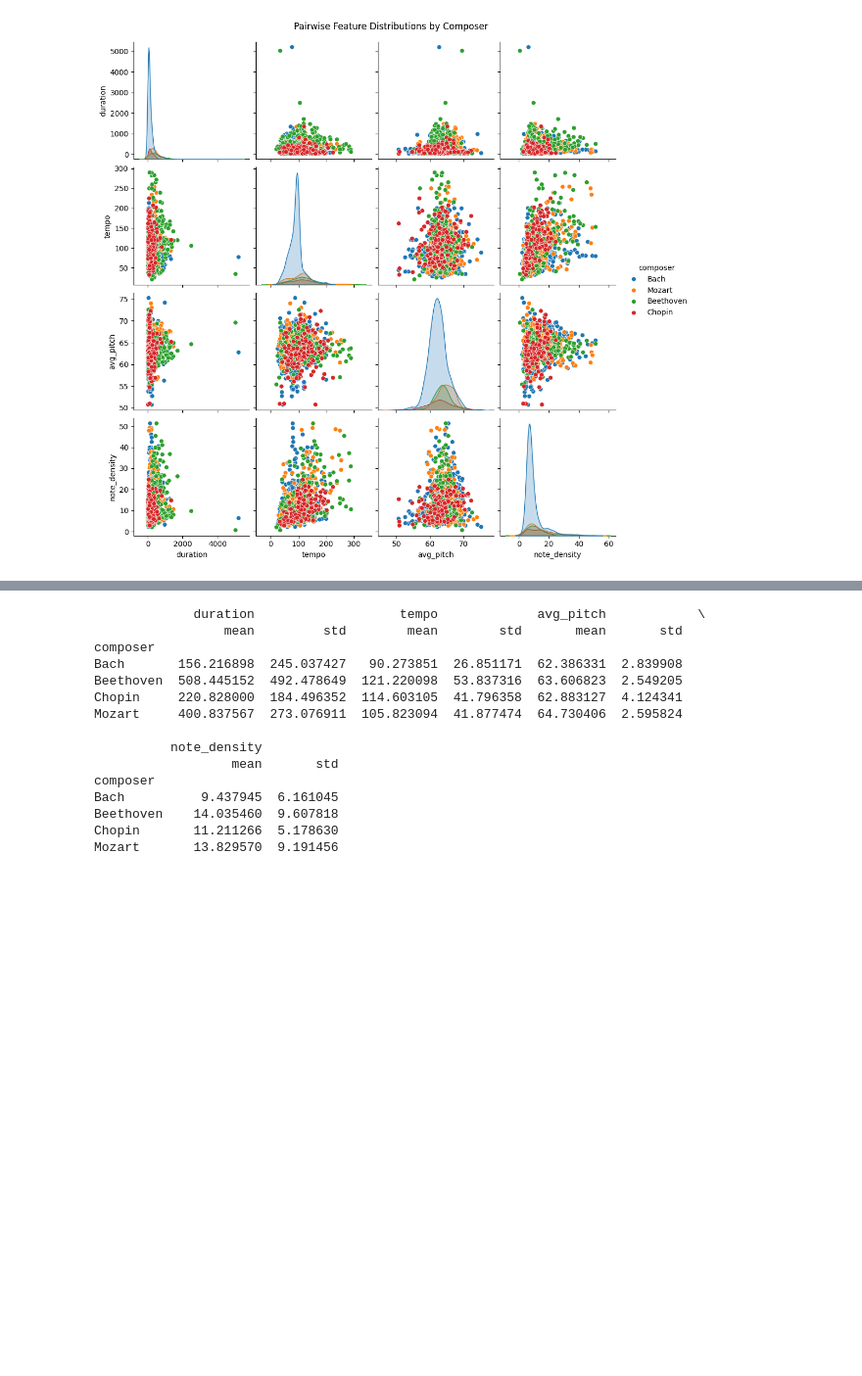
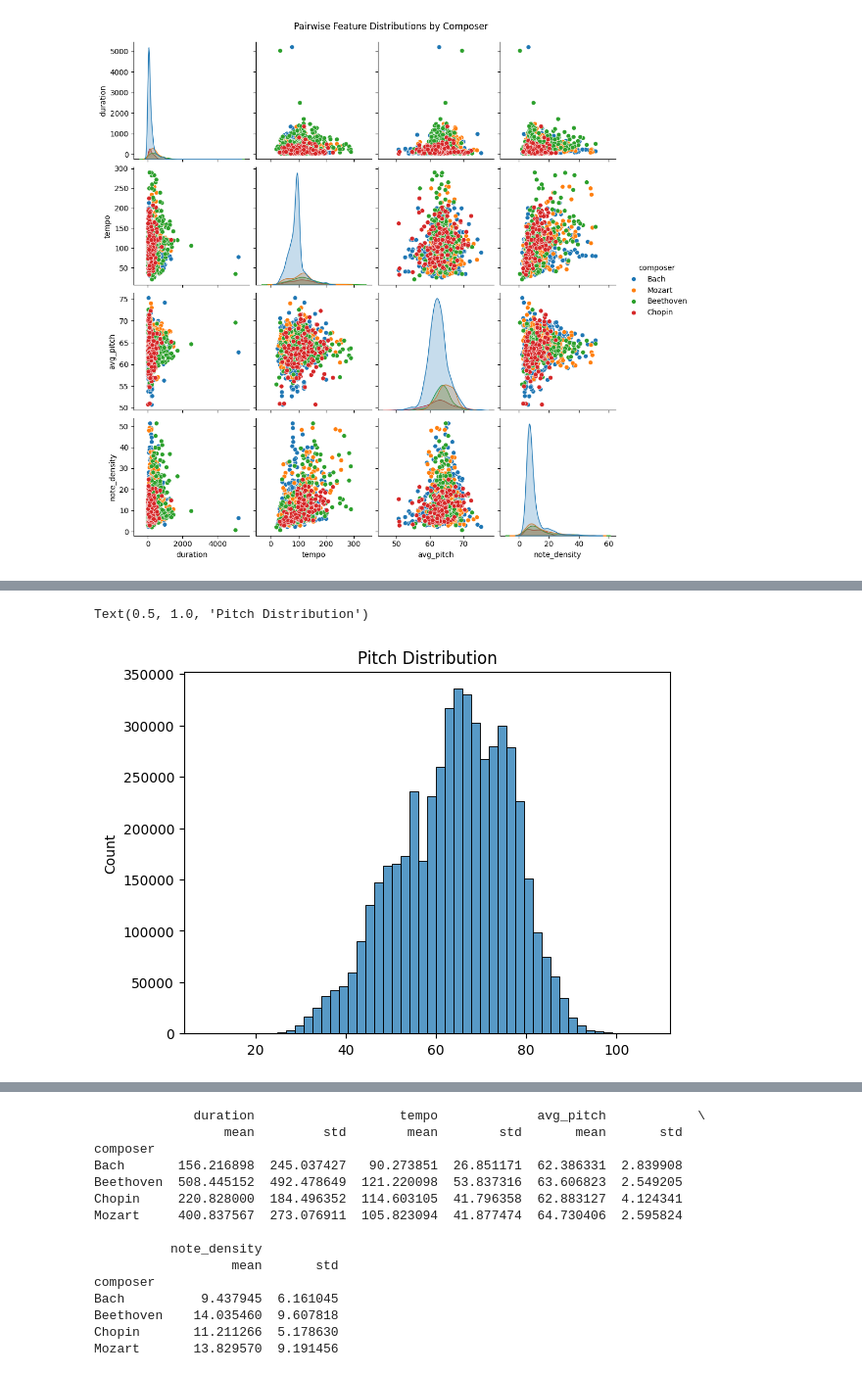
Before and after one commit to littlecl42/AAI-511-03_Group2, a Jupyter notebook: notebooks/GroupProject_LSTM.ipynb, the cells around one changed output, grey strips where cells are left out. Shown at 98% size. Drawn from its saved outputs; the diff is of its cells as text; code cells hidden in the pictures; blank space fills up the shorter version.

```diff
--- a/notebooks/GroupProject_LSTM.ipynb
+++ b/notebooks/GroupProject_LSTM.ipynb
@@ -362,0 +373,8 @@ plt.show()
+# %%
+#@title Pitch Distribution
+all_pitches = [pitch for seq in df['notes'] for pitch in seq]
+sns.histplot(all_pitches, bins=50)
+plt.title('Pitch Distribution')
+# %% [output]
+Text(0.5, 1.0, 'Pitch Distribution')
+[figure, added]
```
Also changed, not shown: parts of 3 cells of this notebook.
